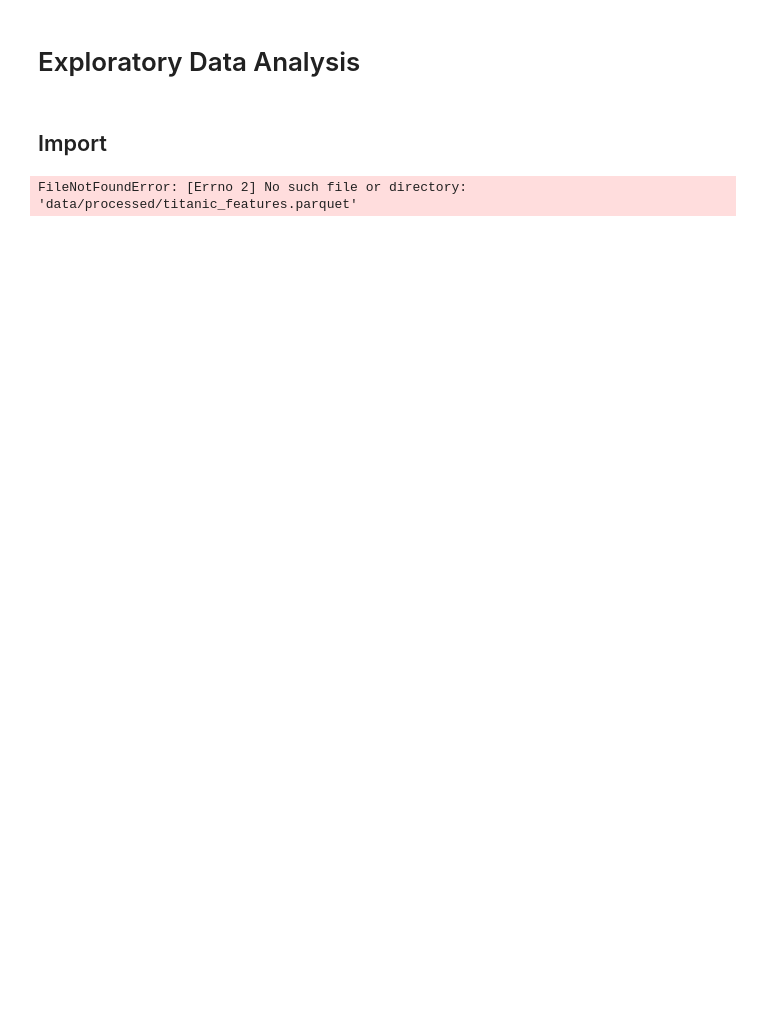
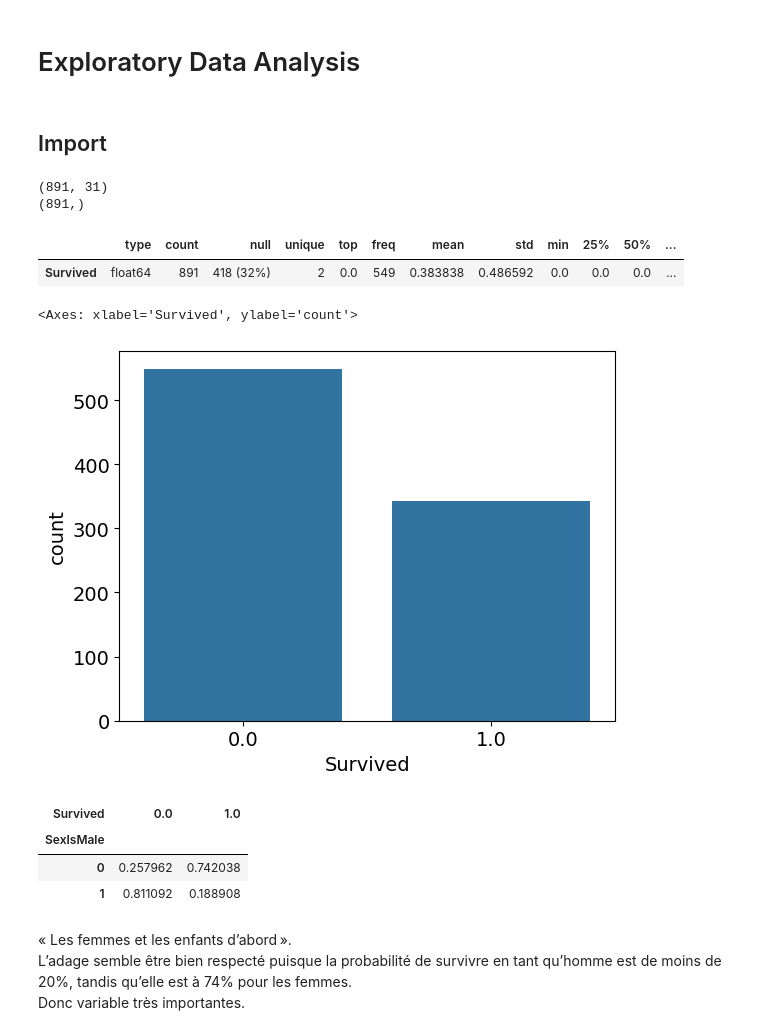
Before and after one commit to thibaultclement/titanic-ml-service, a Jupyter notebook: notebooks/4.0-tc-eda.ipynb, the cells around one changed output. Saved outputs shown, nothing was run; the diff lists cells and outputs as text; code cells hidden in the pictures; blank space fills up the shorter version.

```diff
--- a/notebooks/4.0-tc-eda.ipynb
+++ b/notebooks/4.0-tc-eda.ipynb
@@ -3,8 +3,17 @@
 # %% [markdown]
 ## Import
 # %%
-from titanic.data import load_processed_data
+from titanic.data import load_processed_data, load_train, load_test
+from titanic.eda import stats, describe_numeric
+import numpy as np
+import pandas as pd
+pd.set_option('display.max_columns', 100)
+
+# graphs
+import matplotlib.pyplot as plt
+plt.rcParams['font.size'] = 14
+import seaborn as sns
 
 df = load_processed_data()
+df_train = load_train()
+df_test = load_test()
-# %% [output]
-FileNotFoundError: [Errno 2] No such file or directory: 'data/processed/titanic_features.parquet'
@@ -27,0 +20,55 @@ import seaborn as sns
+# %%
+from titanic.selection import select_model_features
+from titanic.preprocessing import preprocess_train_test
+
+# sélection des features du modèle
+df_model = select_model_features(
+    df,
+    feature_set="base"
+)
+
+features = [
+    col
+    for col in df_model.columns
+    if col != "Survived"
+]
+
+# preprocessing identique au pipeline
+X_train, y_train, X_test, preprocessor = preprocess_train_test(
+    df_model,
+    features=features
+)
+
+print(X_train.shape)
+print(y_train.shape)
+# %% [output]
+(891, 31)
+(891,)
+# %%
+display(stats(df).loc[["Survived"]])
+# %% [output]
+|  | type | count | null | unique | top | freq | mean | std | min | 25% | 50% | ... |
+| Survived | float64 | 891 | 418 (32%) | 2 | 0.0 | 549 | 0.383838 | 0.486592 | 0.0 | 0.0 | 0.0 | ... |
+# %%
+sns.countplot(
+    data=df[df["Survived"].notna()],
+    x="Survived"
+)
+# %% [output]
+<Axes: xlabel='Survived', ylabel='count'>
+[figure, added]
+# %%
+pd.crosstab(
+    df["SexIsMale"],
+    df["Survived"],
+    normalize="index"
+)
+# %% [output]
+| Survived | 0.0 | 1.0 |
+| SexIsMale |  |  |
+| 0 | 0.257962 | 0.742038 |
+| 1 | 0.811092 | 0.188908 |
+# %% [markdown]
+« Les femmes et les enfants d’abord ».
+L’adage semble être bien respecté puisque la probabilité de survivre en tant qu’homme est de moins de 20%, tandis qu’elle est à 74% pour les femmes.
+Donc variable très importantes.
```
Also changed, not shown: parts of 18 cells of this notebook.
